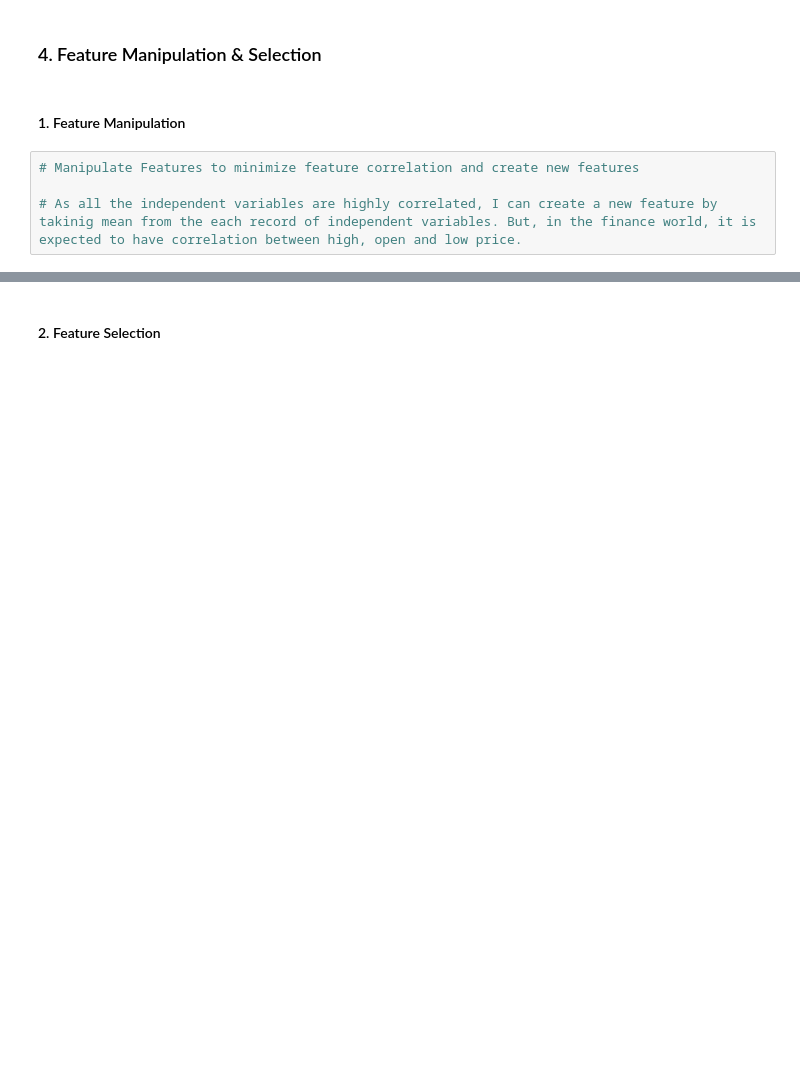
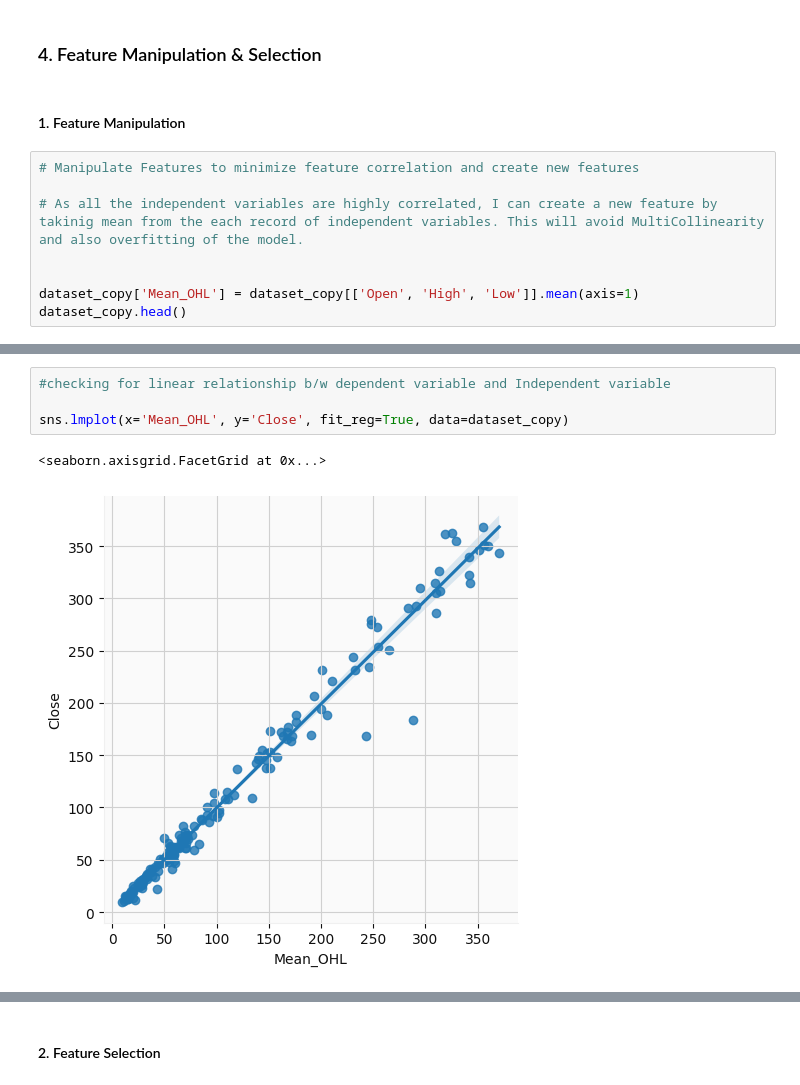
Before and after one commit to subhashsomarouthu/Yes_Bank_Stock_Closing_Price_Prediction, a Jupyter notebook: Yes_Bank_Stock_Closing_Price_prediction.ipynb, the cells around one changed output, grey strips where cells are left out. Cells and saved outputs as stored; diff of their text form; blank space fills up the shorter version.

```diff
--- a/Yes_Bank_Stock_Closing_Price_prediction.ipynb
+++ b/Yes_Bank_Stock_Closing_Price_prediction.ipynb
@@ -1014,4 +992,8 @@ Answer Here.
 # %%
 # Manipulate Features to minimize feature correlation and create new features
 
-# As all the independent variables are highly correlated, I can create a new feature by takinig mean from the each record of independent variables. But, in the finance world, it is expected to have correlation between high, open and low price.
+# As all the independent variables are highly correlated, I can create a new feature by takinig mean from the each record of independent variables. This will avoid MultiCollinearity and also overfitting of the model.
+
+
+dataset_copy['Mean_OHL'] = dataset_copy[['Open', 'High', 'Low']].mean(axis=1)
+dataset_copy.head()
@@ -1017,0 +1008,7 @@ Answer Here.
+# %%
+#checking for linear relationship b/w dependent variable and Independent variable
+
+sns.lmplot(x='Mean_OHL', y='Close', fit_reg=True, data=dataset_copy)
+# %% [output]
+<seaborn.axisgrid.FacetGrid at 0x...>
+[figure, added]
```
Also changed, not shown: parts of 158 cells of this notebook.
